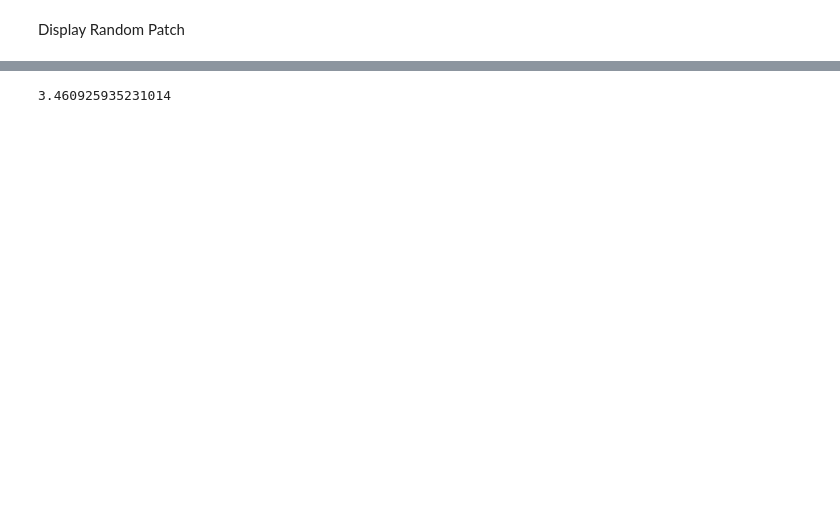
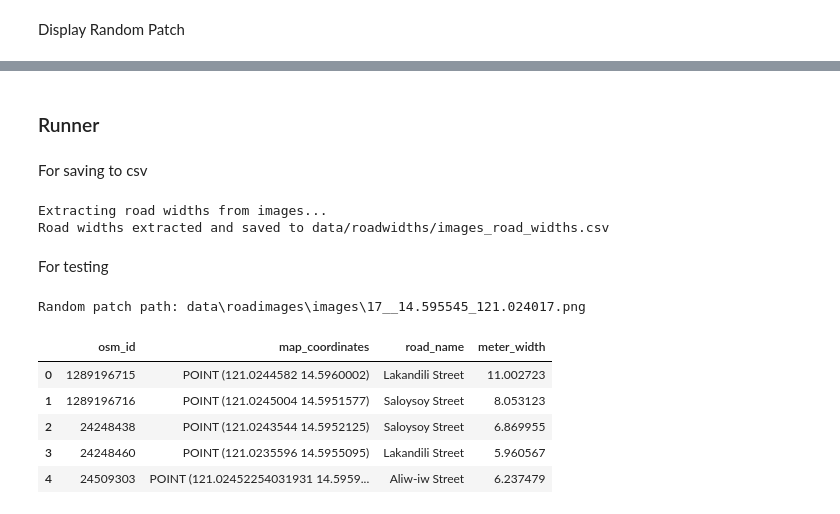
Before and after one commit to Roughienmn/Width-Extractor, a Jupyter notebook: Prototype.ipynb, the cells around one changed output, grey strips where cells are left out. Drawn from its saved outputs; the diff is of its cells as text; code cells hidden in the pictures; blank space fills up the shorter version.

```diff
--- a/Prototype.ipynb
+++ b/Prototype.ipynb
@@ -723,3 +551,0 @@ patch_road_widths
-# %%
-patch_road_widths_df = get_patch_road_widths_df(scaled_patch_roads, image_mask)
-patch_road_widths_df
@@ -766,9 +552,11 @@ width_statistics
 # %%
+def generate_width_statistics(patch_road_widths_df):
+    width_stats = patch_road_widths_df.groupby('osm_id')['width'].describe()
+    return width_stats
+
 #calculate m per pixel: https://wiki.openstreetmap.org/wiki/Zoom_levels
 def meters_per_pixel(lat):
     return EARTH_CIRCUFERENCE * abs(math.cos(math.radians(lat))) / (512 * (2 ** 18))
+
+def get_average_meters_per_pixel(min_lat, max_lat):
+    return (meters_per_pixel(min_lat) + meters_per_pixel(max_lat)) / 2
-# %%
-avg_m_per_pixel = (meters_per_pixel(min_lat) + meters_per_pixel(max_lat)) / 2
-(1/avg_m_per_pixel)
-# %% [output]
-3.460925935231014
@@ -774,0 +713,29 @@ avg_m_per_pixel = (meters_per_pixel(min_lat) + meters_per_pixel(max_lat)) / 2
+# %% [markdown]
+### Runner
+# %%
+# This path should point to the folder containing the road images
+data_folder = Path("data/roadimages")
+# Define the subfolders to process (must be the same in roadimages and roadmasks)
+data_subfolders = ["bgc", "jaycee", "nicole", "raffy"]
+# %% [markdown]
+For saving to csv
+# %%
+for data_subfolder in data_subfolders:
+    print(f"Extracting road widths from {data_subfolder}...")
+    extract_road_widths_from_all_patches(data_folder, data_subfolder)
+    print(f"Road widths extracted and saved to data/roadwidths/{data_subfolder}_road_widths.csv")
+# %% [output]
+Extracting road widths from images...
+Road widths extracted and saved to data/roadwidths/images_road_widths.csv
+# %% [markdown]
+For testing
+# %%
+extract_road_widths_from_random_patch(data_folder, data_subfolders[0], display_patch_with_widths=False)
+# %% [output]
+Random patch path: data\roadimages\images\17__14.595545_121.024017.png
+|  | osm_id | map_coordinates | road_name | meter_width |
+| 0 | 1289196715 | POINT (121.0244582 14.5960002) | Lakandili Street | 11.002723 |
+| 1 | 1289196716 | POINT (121.0245004 14.5951577) | Saloysoy Street | 8.053123 |
+| 2 | 24248438 | POINT (121.0243544 14.5952125) | Saloysoy Street | 6.869955 |
+| 3 | 24248460 | POINT (121.0235596 14.5955095) | Lakandili Street | 5.960567 |
+| 4 | 24509303 | POINT (121.02452254031931 14.5959... | Aliw-iw Street | 6.237479 |
```
Also changed, not shown: parts of 45 cells of this notebook, 10 other files.
